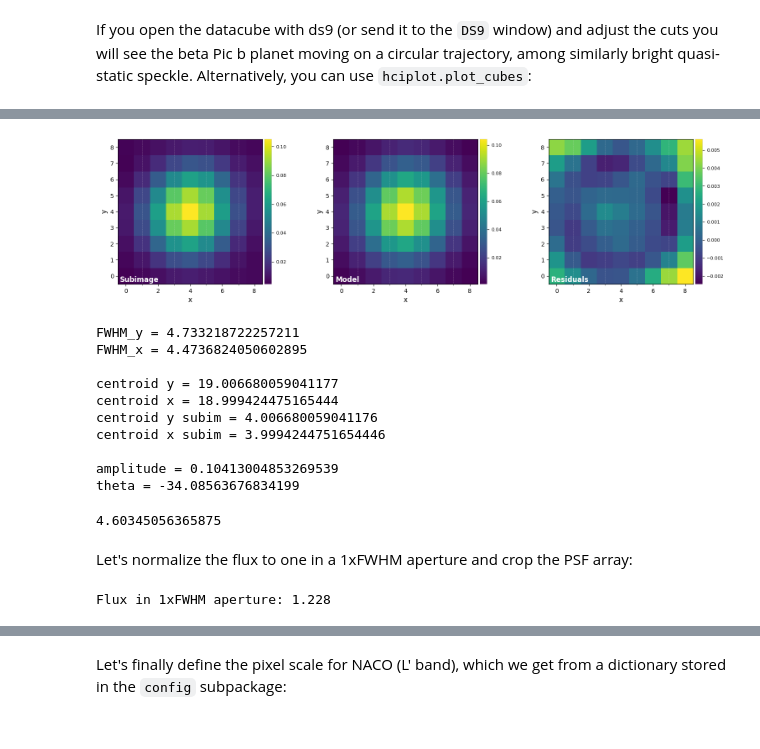
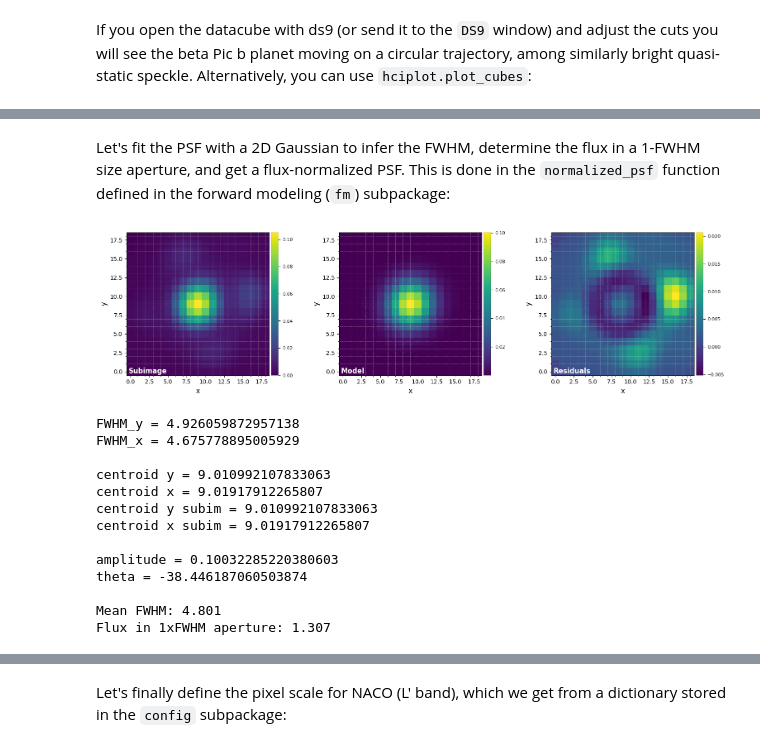
Before and after one commit to vortex-exoplanet/VIP, a Jupyter notebook: docs/source/tutorials/01A_quickstart.ipynb, the cells around one changed output, grey strips where cells are left out. Drawn from its saved outputs; the diff is of its cells as text; code cells hidden in the pictures.

```diff
--- a/docs/source/tutorials/01A_quickstart.ipynb
+++ b/docs/source/tutorials/01A_quickstart.ipynb
@@ -125,26 +139,22 @@ Let's measure the Full-Width Half-Maximum (FWHM) by fitting a 2D Gaussian to the
-# %%
-%matplotlib inline
-DF_fit = fit_2dgaussian(psf, crop=True, cropsize=9, debug=True, full_output=True)
-# %% [output]
-[figure, removed]
-FWHM_y = 4.733218722257211
-FWHM_x = 4.4736824050602895
-
-centroid y = 19.006680059041177
-centroid x = 18.999424475165444
-centroid y subim = 4.006680059041176
-centroid x subim = 3.9994244751654446
-
-amplitude = 0.10413004853269539
-theta = -34.08563676834199
-# %%
-fwhm_naco = np.mean([DF_fit['fwhm_x'],DF_fit['fwhm_y']])
-print(fwhm_naco)
-# %% [output]
-4.60345056365875
-# %% [markdown]
-Let's normalize the flux to one in a 1xFWHM aperture and crop the PSF array:
-# %%
-psfn = normalize_psf(psf, fwhm_naco, size=19, imlib='ndimage-fourier')
-# %% [output]
-Flux in 1xFWHM aperture: 1.228
+# %% [markdown]
+Let's fit the PSF with a 2D Gaussian to infer the FWHM, determine the flux in a 1-FWHM size aperture, and get a flux-normalized PSF. This is done in the `normalized_psf` function defined in the forward modeling (`fm`) subpackage:
+# %%
+%matplotlib inline
+from vip_hci.fm import normalize_psf  # fm is the forward modeling subpackage, with various tools for the characterization of point sources and extended signals.
+
+psfn, flux, fwhm_naco = normalize_psf(psf, size=19, debug=True, full_output=True)
+# %% [output]
+[figure, added]
+FWHM_y = 4.926059872957138
+FWHM_x = 4.675778895005929
+
+centroid y = 9.010992107833063
+centroid x = 9.01917912265807
+centroid y subim = 9.010992107833063
+centroid x subim = 9.01917912265807
+
+amplitude = 0.10032285220380603
+theta = -38.446187060503874
+
+Mean FWHM: 4.801
+Flux in 1xFWHM aperture: 1.307
```
Also changed, not shown: parts of 59 cells of this notebook, 21 other files.
